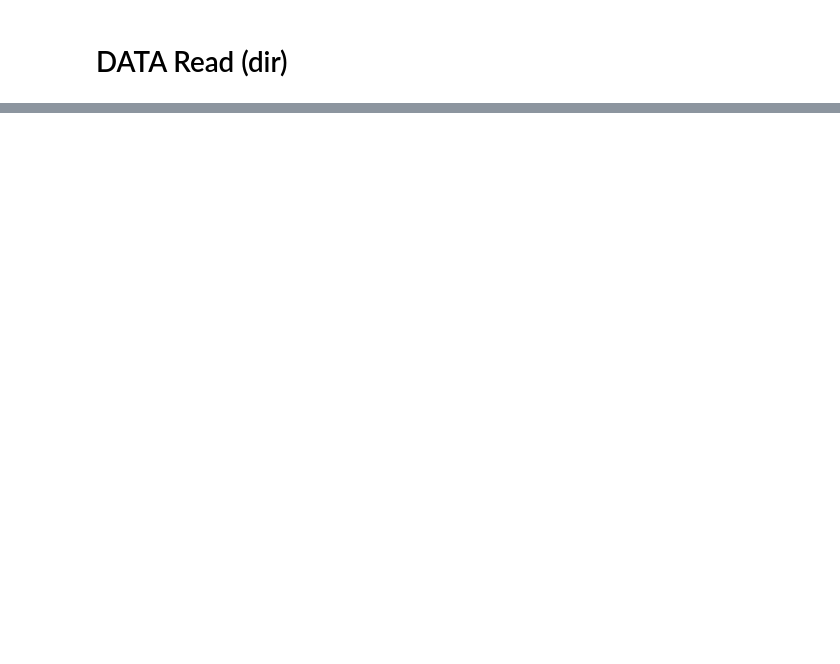
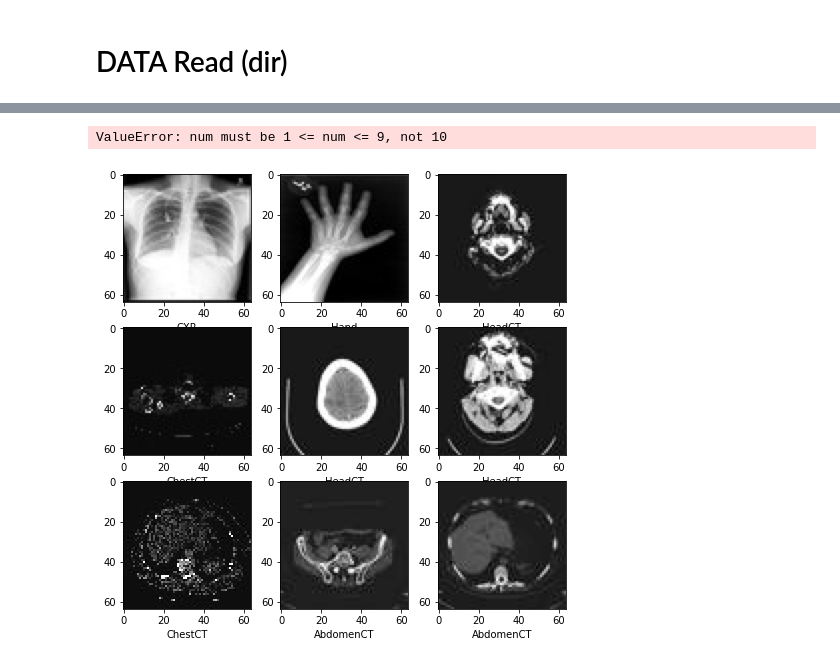
Before and after one commit to higogoc/aistudy, a Jupyter notebook: jupyter_test.ipynb, the cells around one changed output, grey strips where cells are left out. Drawn from its saved outputs; the diff is of its cells as text; code cells hidden in the pictures; blank space fills up the shorter version.

```diff
--- a/jupyter_test.ipynb
+++ b/jupyter_test.ipynb
@@ -49,0 +48,14 @@ NameError: name 'files' is not defined
+# %%
+# sub 폴더안에 있는 파일 "모든" 이름들
+# imgfiles [0~5]
+# 0: AbdomenCT
+# 1 : BreastMRO
+# 2 : CXR
+# 3 : ChestCT
+# 4 : Hand
+# 5 : HeadCT
+
+imgfiles = [ [os.path.join(mednist_dir, classnames[i],x)
+             for x in os.listdir(os.path.join(mednist_dir, classnames[i]))]
+           for i in range(numclass)]
+imgfiles[5]
@@ -49,0 +80,4 @@ NameError: name 'files' is not defined
+# %%
+# 각 sub폴더별 파일 갯수
+numEach = [ len(imgfiles[i]) for i in range(numclass)]
+numEach
@@ -49,0 +86,11 @@ NameError: name 'files' is not defined
+# %%
+#모든 파일 이름 --> 뭉텅이로 돼있는거 풀기
+# ImgfileList[0~58954]
+imgfilesList = []
+
+#각각의 파일들에 대한 클래스
+imgClass =[]
+
+for i in range(numclass):
+    imgfilesList.extend(imageFiles[i])
+    imgClass.extend([i]*numEach[i])
@@ -49,0 +110,4 @@ NameError: name 'files' is not defined
+# %%
+#전체 파일갯수
+numTotal = len(imgClass)
+numTotal
@@ -49,0 +138,14 @@ NameError: name 'files' is not defined
+# %%
+# 데이터 살펴보기
+
+plt.subplots(3,3,figsize=(8,8))
+for i,k in enumerate(np.random.randint(numTotal, size=10)):
+    im = Image.open(imgfilesList[k])
+    arr = np.array(im)
+    plt.subplot(3,3, i+1)
+    plt.xlabel(classnames[imgClass[k]])
+    plt.imshow(arr, cmap ='gray')
+plt.show()
+# %% [output]
+ValueError: num must be 1 <= num <= 9, not 10
+[figure, added]
```
Also changed, not shown: parts of 13 cells of this notebook.
